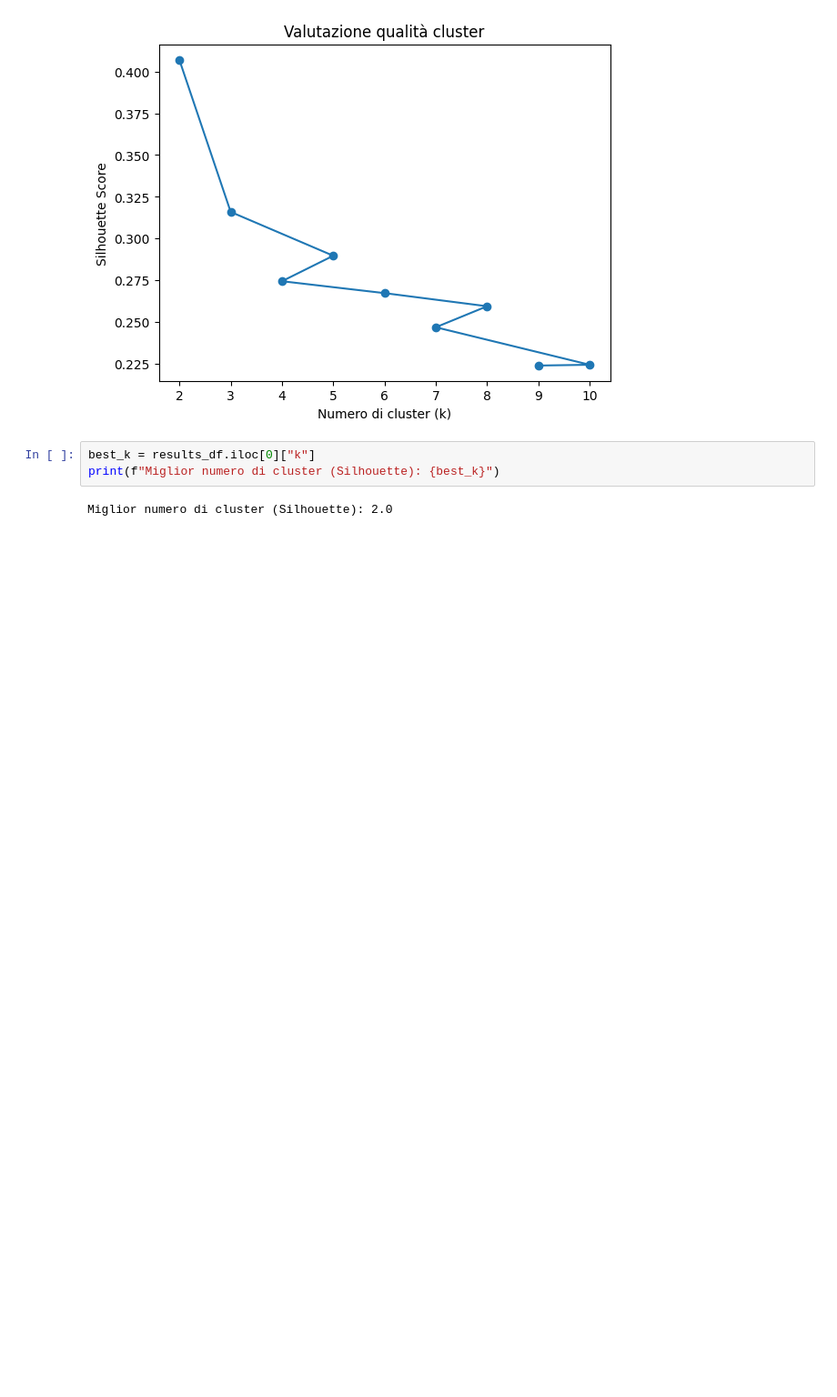
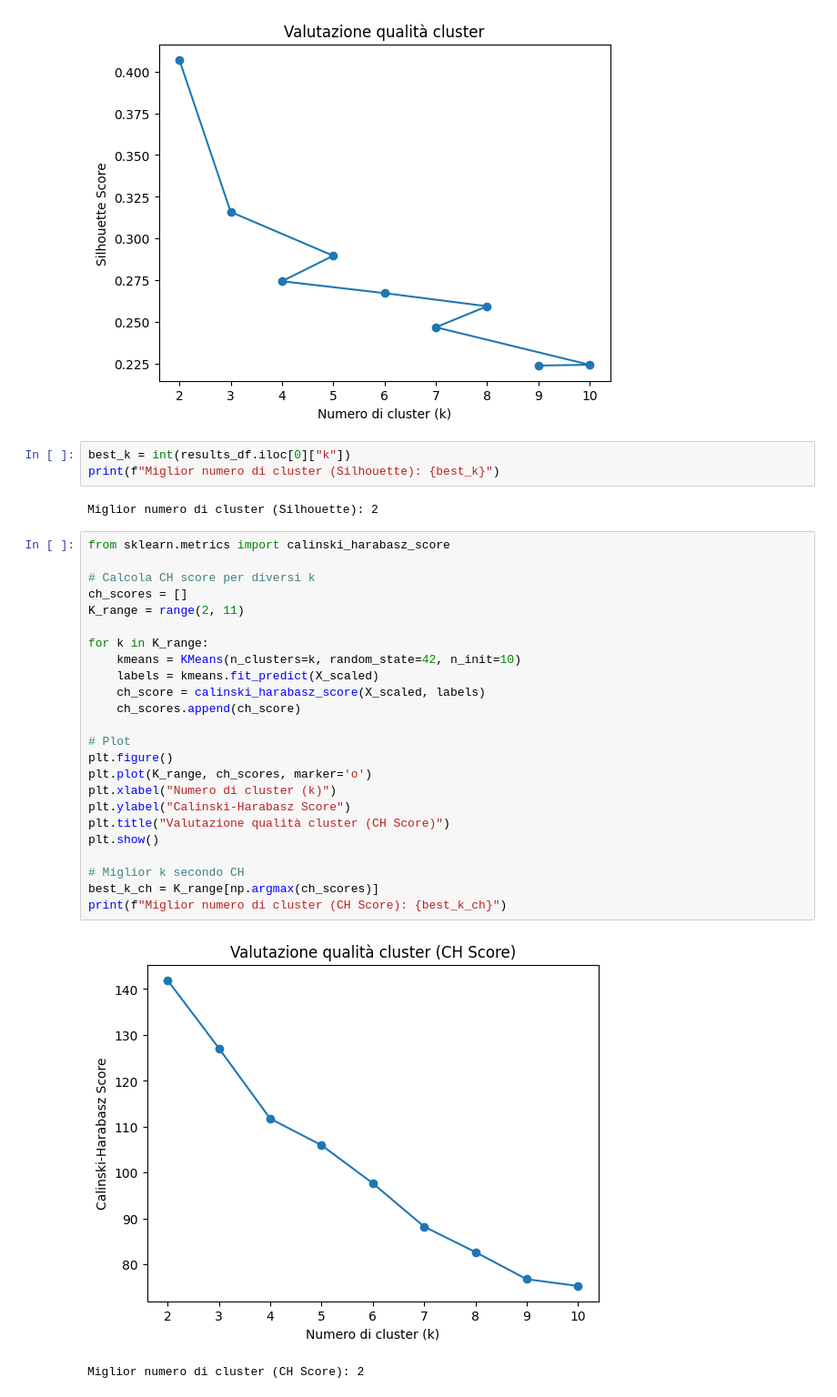
Before and after one commit to gaiacassinelli1/Project-Work, a Jupyter notebook: notebook/clustering.ipynb, the cells around one changed output. Shown at 91% size. Cells and saved outputs as stored; diff of their text form; blank space fills up the shorter version.

```diff
--- a/notebook/clustering.ipynb
+++ b/notebook/clustering.ipynb
@@ -247,7 +247,34 @@ plt.show()
 # %% [output]
 [figure]
 # %%
-best_k = results_df.iloc[0]["k"]
+best_k = int(results_df.iloc[0]["k"])
 print(f"Miglior numero di cluster (Silhouette): {best_k}")
 # %% [output]
-Miglior numero di cluster (Silhouette): 2.0
+Miglior numero di cluster (Silhouette): 2
+# %%
+from sklearn.metrics import calinski_harabasz_score
+
+# Calcola CH score per diversi k
+ch_scores = []
+K_range = range(2, 11)
+
+for k in K_range:
+    kmeans = KMeans(n_clusters=k, random_state=42, n_init=10)
+    labels = kmeans.fit_predict(X_scaled)
+    ch_score = calinski_harabasz_score(X_scaled, labels)
+    ch_scores.append(ch_score)
+
+# Plot
+plt.figure()
+plt.plot(K_range, ch_scores, marker='o')
+plt.xlabel("Numero di cluster (k)")
+plt.ylabel("Calinski-Harabasz Score")
+plt.title("Valutazione qualità cluster (CH Score)")
+plt.show()
+
+# Miglior k secondo CH
+best_k_ch = K_range[np.argmax(ch_scores)]
+print(f"Miglior numero di cluster (CH Score): {best_k_ch}")
+# %% [output]
+[figure, added]
+Miglior numero di cluster (CH Score): 2
```
Also changed, not shown: parts of 4 cells of this notebook, 2 other files.
